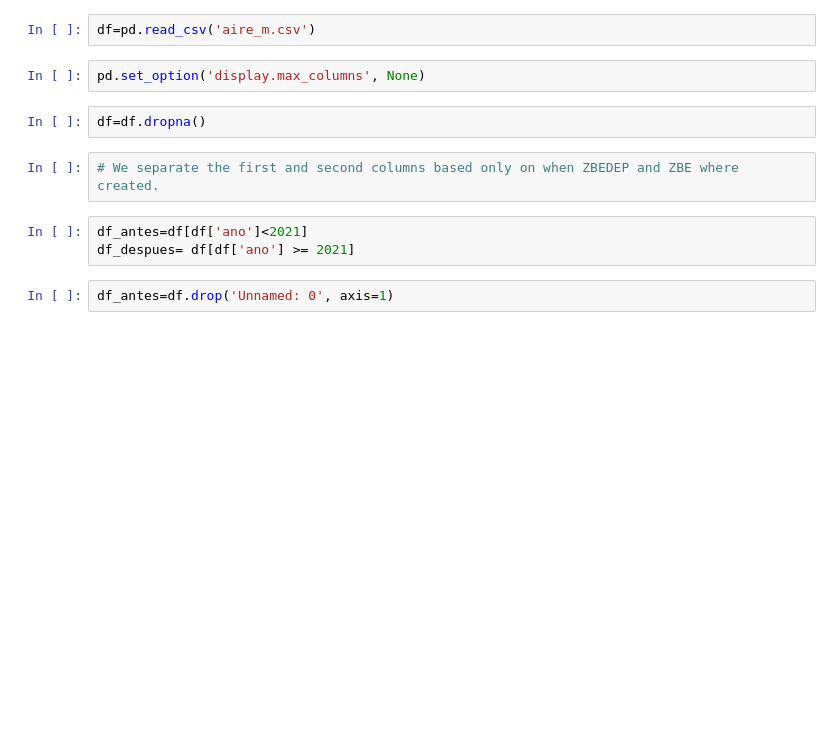
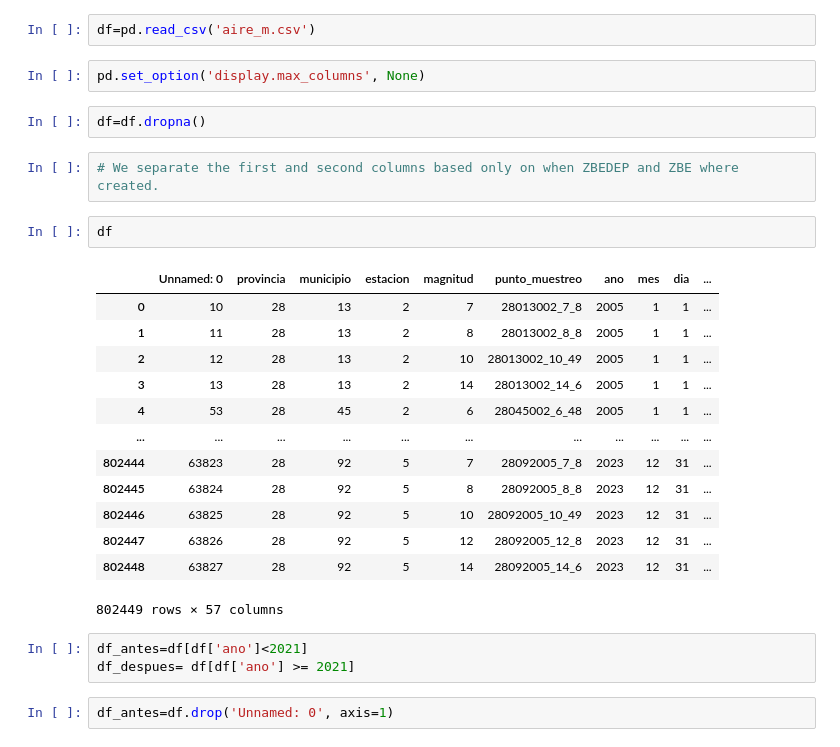
Before and after one commit to JCastillo1997/Inhale-the-present-exhale-the-past.-, a Jupyter notebook: Cleaning code/api_cleaning.ipynb, the cells around one changed output. Saved outputs shown, nothing was run; the diff lists cells and outputs as text; blank space fills up the shorter version.

```diff
--- a/Cleaning code/api_cleaning.ipynb
+++ b/Cleaning code/api_cleaning.ipynb
@@ -12,6 +15,22 @@ pd.set_option('display.max_columns', None)
 df=df.dropna()
 # %%
 # We separate the first and second columns based only on when ZBEDEP and ZBE where created.
+# %%
+df
+# %% [output]
+|  | Unnamed: 0 | provincia | municipio | estacion | magnitud | punto_muestreo | ano | mes | dia | ... |
+| 0 | 10 | 28 | 13 | 2 | 7 | 28013002_7_8 | 2005 | 1 | 1 | ... |
+| 1 | 11 | 28 | 13 | 2 | 8 | 28013002_8_8 | 2005 | 1 | 1 | ... |
+| 2 | 12 | 28 | 13 | 2 | 10 | 28013002_10_49 | 2005 | 1 | 1 | ... |
+| 3 | 13 | 28 | 13 | 2 | 14 | 28013002_14_6 | 2005 | 1 | 1 | ... |
+| 4 | 53 | 28 | 45 | 2 | 6 | 28045002_6_48 | 2005 | 1 | 1 | ... |
+| ... | ... | ... | ... | ... | ... | ... | ... | ... | ... | ... |
+| 802444 | 63823 | 28 | 92 | 5 | 7 | 28092005_7_8 | 2023 | 12 | 31 | ... |
+| 802445 | 63824 | 28 | 92 | 5 | 8 | 28092005_8_8 | 2023 | 12 | 31 | ... |
+| 802446 | 63825 | 28 | 92 | 5 | 10 | 28092005_10_49 | 2023 | 12 | 31 | ... |
+| 802447 | 63826 | 28 | 92 | 5 | 12 | 28092005_12_8 | 2023 | 12 | 31 | ... |
+| 802448 | 63827 | 28 | 92 | 5 | 14 | 28092005_14_6 | 2023 | 12 | 31 | ... |
+802449 rows × 57 columns
 # %%
 df_antes=df[df['ano']<2021]
 df_despues= df[df['ano'] >= 2021]
```
Also changed, not shown: parts of 14 cells of this notebook, 6 other files.
